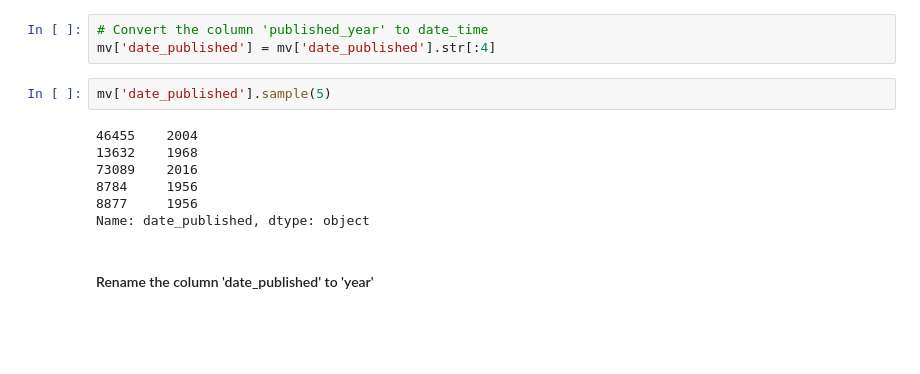
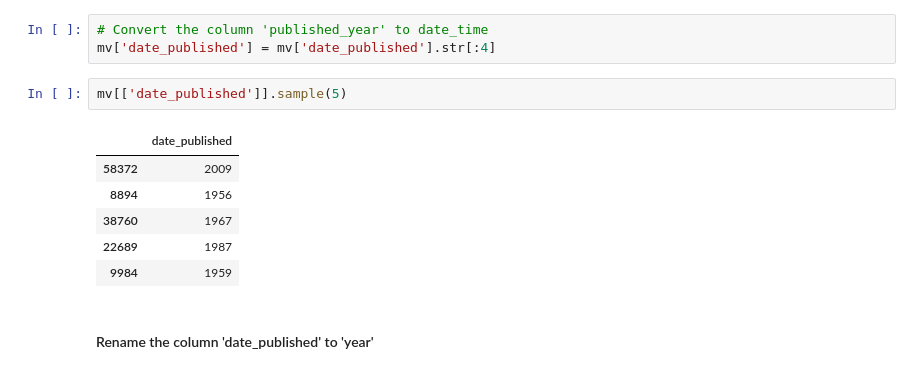
Before and after one commit to anandavii/IMDB_Movie_Cleaning_Python, a Jupyter notebook: imdb movie cleaning.ipynb, the cells around one changed output. Cells and saved outputs as stored; diff of their text form; blank space fills up the shorter version.

```diff
--- a/imdb movie cleaning.ipynb
+++ b/imdb movie cleaning.ipynb
@@ -163,14 +171,14 @@ mv.drop(columns=['year'],inplace=True)
 # Convert the column 'published_year' to date_time
 mv['date_published'] = mv['date_published'].str[:4]
 # %%
-mv['date_published'].sample(5)
+mv[['date_published']].sample(5)
 # %% [output]
-46455    2004
-13632    1968
-73089    2016
-8784     1956
-8877     1956
-Name: date_published, dtype: object
+|  | date_published |
+| 58372 | 2009 |
+| 8894 | 1956 |
+| 38760 | 1967 |
+| 22689 | 1987 |
+| 9984 | 1959 |
 # %% [markdown]
 #### Rename the column 'date_published' to 'year'
 # %%
```
Also changed, not shown: parts of 10 cells of this notebook.
